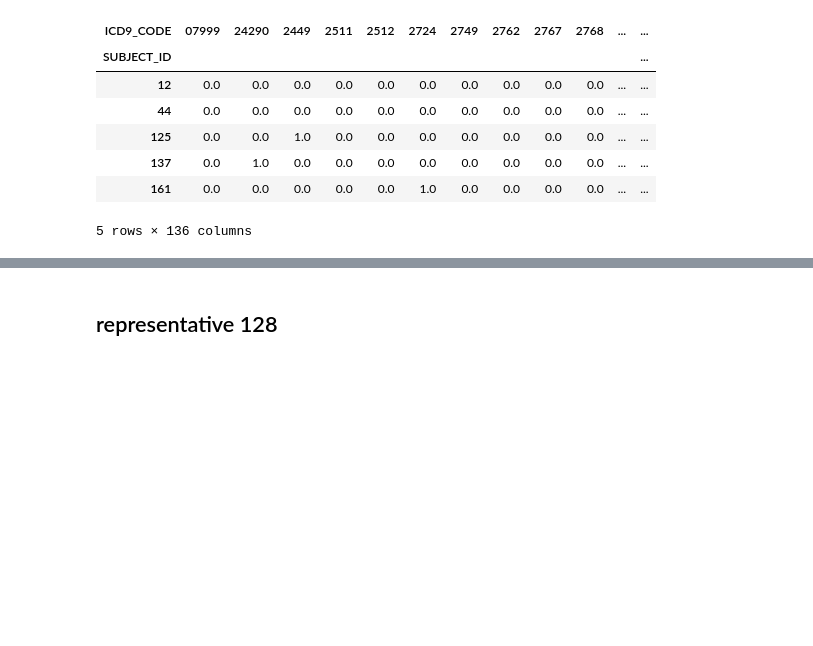
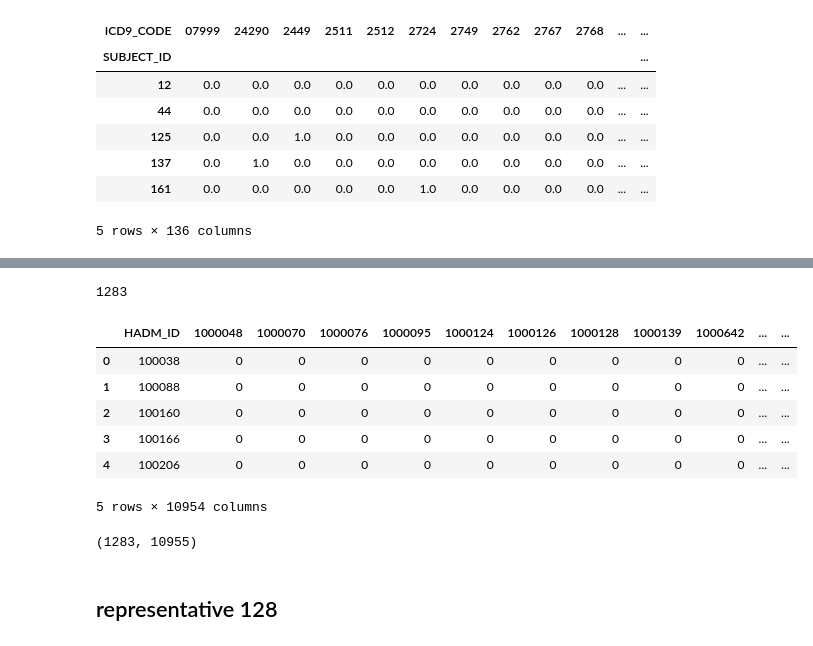
Before and after one commit to liuzi/Clinic-Analysis, a Jupyter notebook: Scripts/Data_Process_Server/S2 Patient subgroup.ipynb, the cells around one changed output, grey strips where cells are left out. Saved outputs shown, nothing was run; the diff lists cells and outputs as text; code cells hidden in the pictures; blank space fills up the shorter version.

```diff
--- a/Scripts/Data_Process_Server/Patient subgroup.ipynb
+++ b/Scripts/Data_Process_Server/S2 Patient subgroup.ipynb
@@ -329,0 +388,16 @@ onedrug_patients=patient_diag_matrix.index
+# %%
+len(pres_diag_onedrug["SUBJECT_ID"].unique())
+# %% [output]
+1283
+# %%
+combined_matrix_prefix = "/data/liu/mimic3/CLAMP_NER/single_drug_analysis/197380"
+combined_matrix = read_data(join(combined_matrix_prefix,"combined_matrix"))
+combined_matrix.head()
+# %% [output]
+|  | HADM_ID | 1000048 | 1000070 | 1000076 | 1000095 | 1000124 | 1000126 | 1000128 | 1000139 | 1000642 | ... | ... |
+| 0 | 100038 | 0 | 0 | 0 | 0 | 0 | 0 | 0 | 0 | 0 | ... | ... |
+| 1 | 100088 | 0 | 0 | 0 | 0 | 0 | 0 | 0 | 0 | 0 | ... | ... |
+| 2 | 100160 | 0 | 0 | 0 | 0 | 0 | 0 | 0 | 0 | 0 | ... | ... |
+| 3 | 100166 | 0 | 0 | 0 | 0 | 0 | 0 | 0 | 0 | 0 | ... | ... |
+| 4 | 100206 | 0 | 0 | 0 | 0 | 0 | 0 | 0 | 0 | 0 | ... | ... |
+5 rows × 10954 columns
@@ -329,0 +407,4 @@ onedrug_patients=patient_diag_matrix.index
+# %%
+patient_combined_matrx.shape
+# %% [output]
+(1283, 10955)
```
Also changed, not shown: parts of 13 cells of this notebook, 9 other files.
